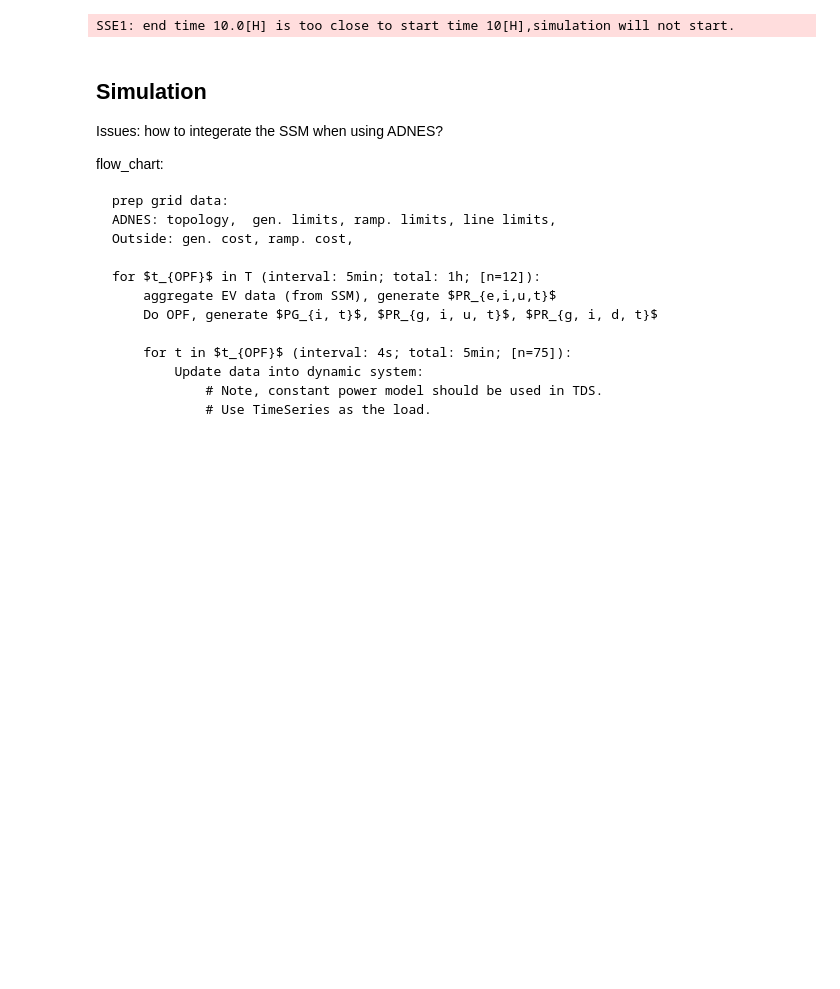
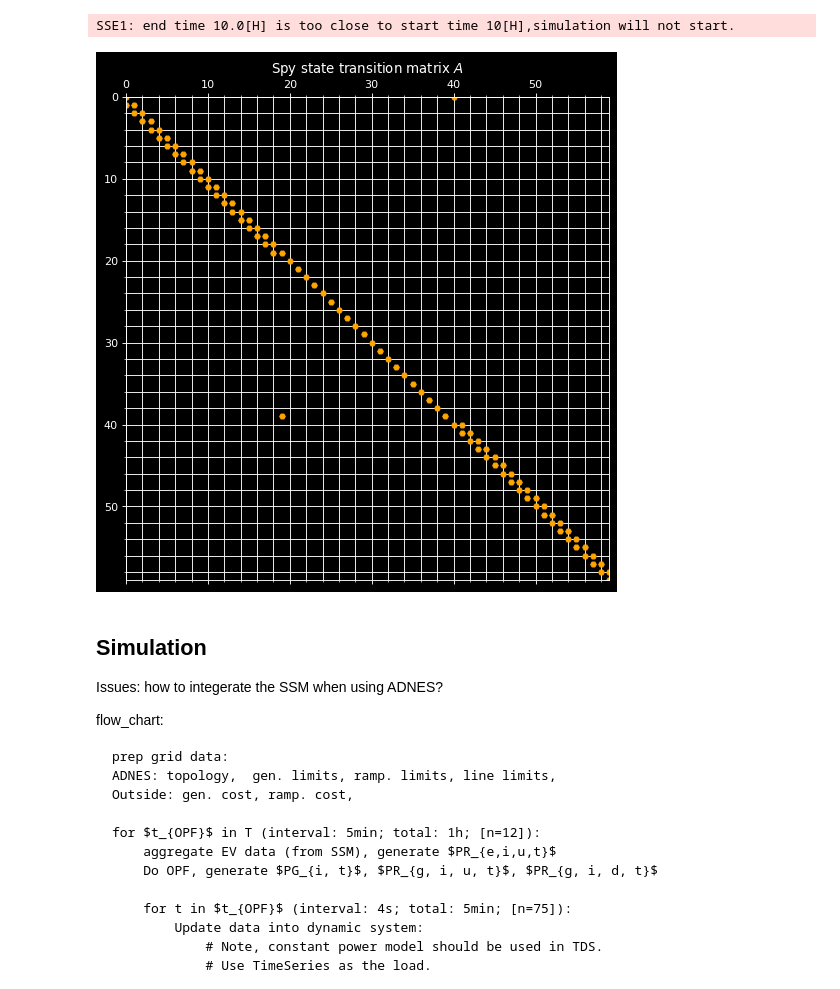
Before and after one commit to shebuxin/andes, a Jupyter notebook: jwang/notes2/ev_ssm2.ipynb, the cells around one changed output. Saved outputs shown, nothing was run; the diff lists cells and outputs as text; code cells hidden in the pictures; blank space fills up the shorter version.

```diff
--- a/jwang/notes2/ev_ssm2.ipynb
+++ b/jwang/notes2/ev_ssm2.ipynb
@@ -733,14 +733,16 @@ for tf in np.arange(10, 11, 4/3600):
 SSE1: end time 10.0[H] is too close to start time 10[H],simulation will not start.
 # %%
 fig, ax = plt.subplots(1, 1, figsize=(10, 8), dpi=80)
-ax.spy(sse.A, markersize=6, marker='H',
+ax.spy(sse.A, markersize=5, marker='H',
        markerfacecolor='orange', markeredgecolor='orange')
 ax.grid(which='major', alpha=1)
 ax.grid(which='minor', alpha=1)
 ax.set_xlim(0, 3*sse.Ns-1)
 ax.set_ylim(3*sse.Ns-1, 0)
 ax.set_title("Spy state transition matrix $A$")
 ax.minorticks_on()
+# %% [output]
+[figure, added]
 # %%
 # --- plot online EV numbers ---
 sse = ev_ssm(N=10000, ts=0, name='SSE0', seed=2022)
```
